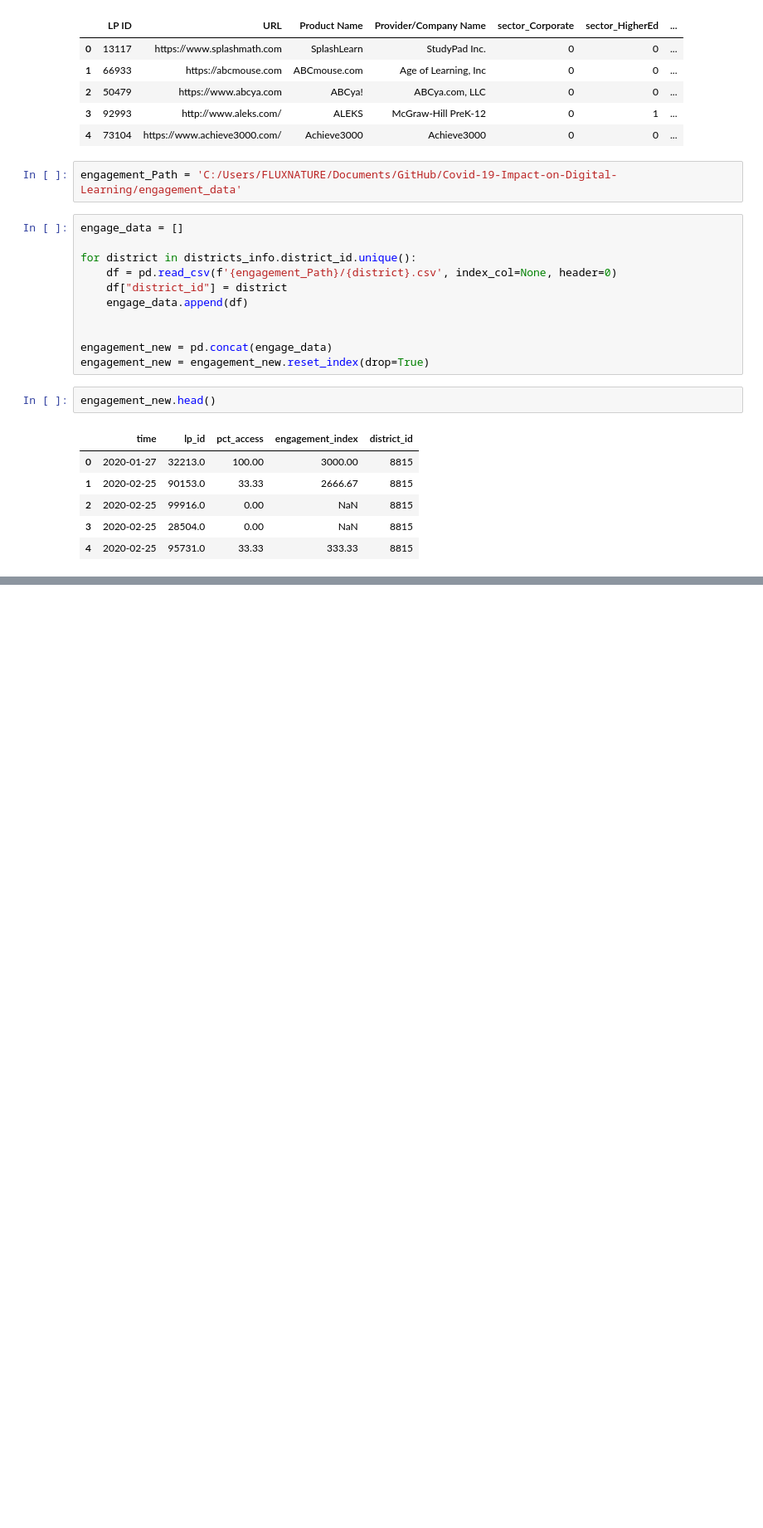
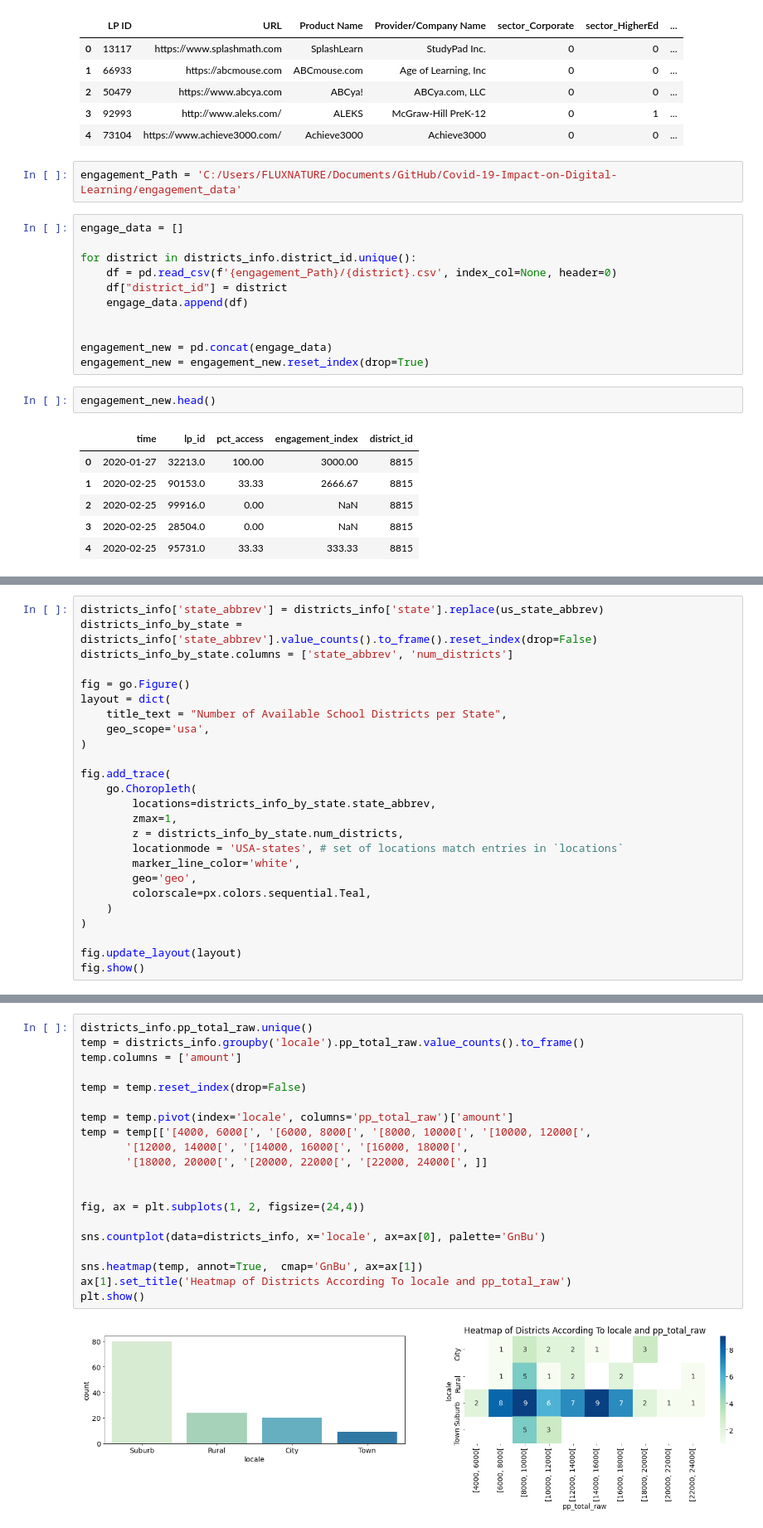
Before and after one commit to AbooNaziha/Covid-19-Impact-on-Digital-Learning, a Jupyter notebook: data_preprocessing.ipynb, the cells around one changed output, grey strips where cells are left out. Shown: that part at 83% size. Saved outputs shown, nothing was run; the diff lists cells and outputs as text; blank space fills up the shorter version.

```diff
--- a/data_preprocessing.ipynb
+++ b/data_preprocessing.ipynb
@@ -210,0 +384,25 @@ engagement_new.head()
+# %%
+districts_info['state_abbrev'] = districts_info['state'].replace(us_state_abbrev)
+districts_info_by_state = districts_info['state_abbrev'].value_counts().to_frame().reset_index(drop=False)
+districts_info_by_state.columns = ['state_abbrev', 'num_districts']
+
+fig = go.Figure()
+layout = dict(
+    title_text = "Number of Available School Districts per State",
+    geo_scope='usa',
+)
+
+fig.add_trace(
+    go.Choropleth(
+        locations=districts_info_by_state.state_abbrev,
+        zmax=1,
+        z = districts_info_by_state.num_districts,
+        locationmode = 'USA-states', # set of locations match entries in `locations`
+        marker_line_color='white',
+        geo='geo',
+        colorscale=px.colors.sequential.Teal,
+    )
+)
+
+fig.update_layout(layout)
+fig.show()
@@ -210,0 +411,22 @@ engagement_new.head()
+# %%
+districts_info.pp_total_raw.unique()
+temp = districts_info.groupby('locale').pp_total_raw.value_counts().to_frame()
+temp.columns = ['amount']
+
+temp = temp.reset_index(drop=False)
+
+temp = temp.pivot(index='locale', columns='pp_total_raw')['amount']
+temp = temp[['[4000, 6000[', '[6000, 8000[', '[8000, 10000[', '[10000, 12000[',
+       '[12000, 14000[', '[14000, 16000[', '[16000, 18000[',
+       '[18000, 20000[', '[20000, 22000[', '[22000, 24000[', ]]
+
+
+fig, ax = plt.subplots(1, 2, figsize=(24,4))
+
+sns.countplot(data=districts_info, x='locale', ax=ax[0], palette='GnBu')
+
+sns.heatmap(temp, annot=True,  cmap='GnBu', ax=ax[1])
+ax[1].set_title('Heatmap of Districts According To locale and pp_total_raw')
+plt.show()
+# %% [output]
+[figure, added]
```
Also changed, not shown: parts of 22 cells of this notebook.
